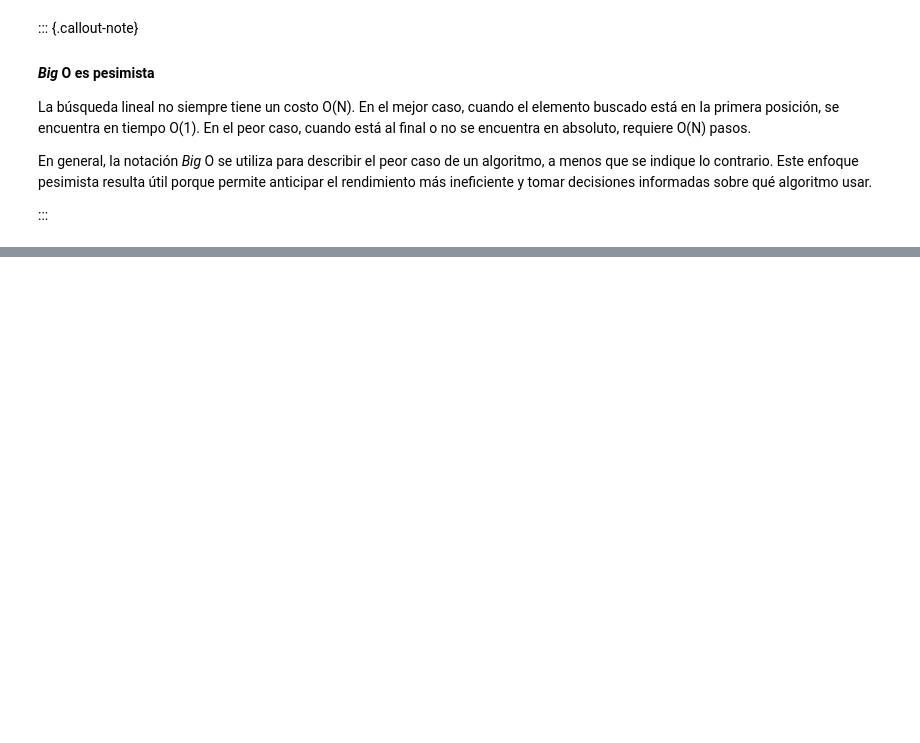
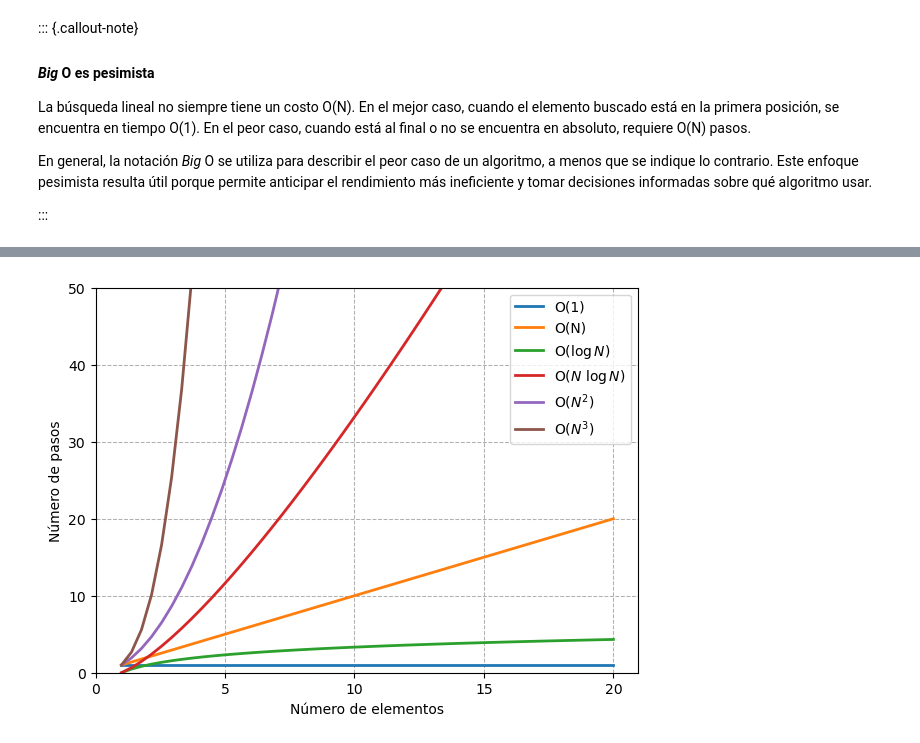
Before and after one commit to ee-unr/programacion-2, a Jupyter notebook: teoria/04_estructuras_y_algoritmos/01_por_que_importan.ipynb, the cells around one changed output, grey strips where cells are left out. Drawn from its saved outputs; the diff is of its cells as text; code cells hidden in the pictures; blank space fills up the shorter version.

```diff
--- a/teoria/04_estructuras_y_algoritmos/01_por_que_importan.ipynb
+++ b/teoria/04_estructuras_y_algoritmos/01_por_que_importan.ipynb
@@ -976,0 +995,23 @@ Una desventaja de esta nueva implementación es que consume **más memoria** que
+# %%
+#| echo: false
+n = np.linspace(start=1, stop=20)
+o_1 = np.repeat(1, 50)
+o_n = n
+o_logn = np.log2(n)
+o_n_logn =  n * np.log2(n)
+o_n_2 = n ** 2
+o_n_3 = n ** 3
+
+fig, ax = plt.subplots(figsize=(7, 5))
+ax.plot(n, o_1, color="C0", linewidth=2, label="O(1)")
+ax.plot(n, o_n, color="C1", linewidth=2, label="O(N)")
+ax.plot(n, o_logn, color="C2", linewidth=2, label="O($\\log N$)")
+ax.plot(n, o_n_logn, color="C3", linewidth=2, label="O($N \\ \\log N$)")
+ax.plot(n, o_n_2, color="C4", linewidth=2, label="O($N^2$)")
+ax.plot(n, o_n_3, color="C5", linewidth=2, label="O($N^3$)")
+
+ax.set(xlabel="Número de elementos", ylabel="Número de pasos", ylim=(0, 50), xticks=[0, 5, 10, 15, 20])
+ax.legend()
+ax.grid(True, linestyle="--", lw=0.75);
+# %% [output]
+[figure, added]
```
Also changed, not shown: parts of 39 cells of this notebook.
